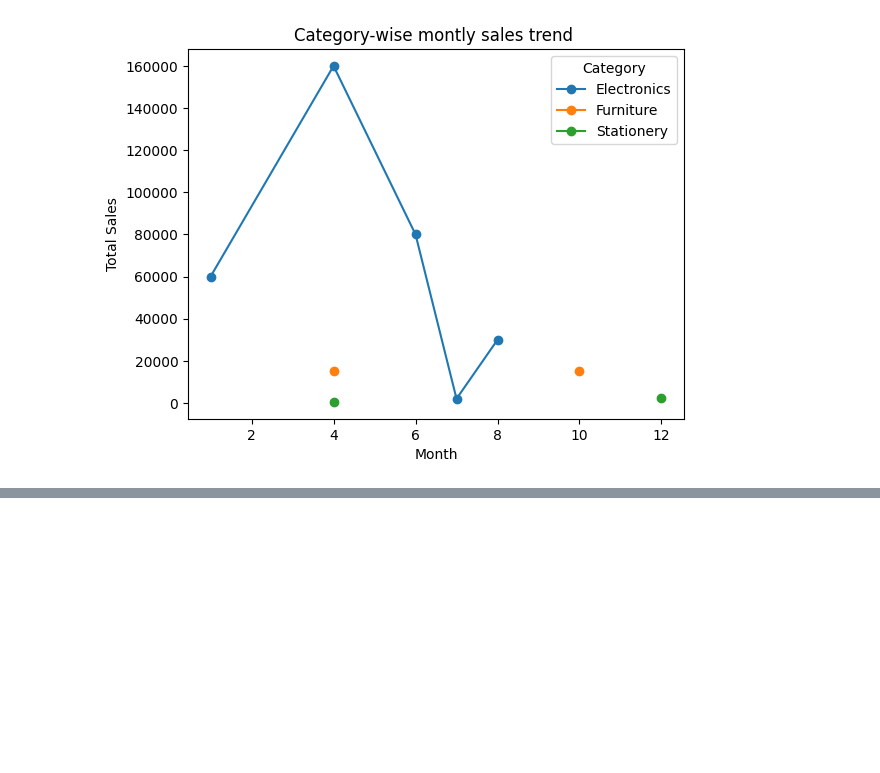
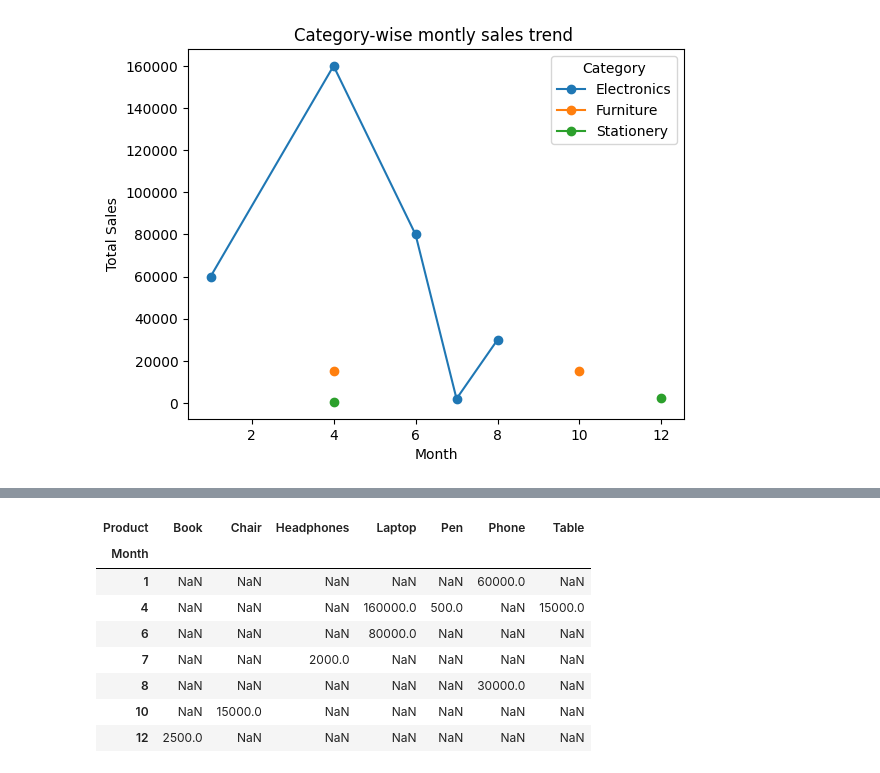
Before and after one commit to suzzzel5/Sales_Data-Analysis, a Jupyter notebook: num_panda6.ipynb, the cells around one changed output, grey strips where cells are left out. Saved outputs shown, nothing was run; the diff lists cells and outputs as text; code cells hidden in the pictures; blank space fills up the shorter version.

Commit message:
product level deep dive

```diff
--- a/num_panda6.ipynb
+++ b/num_panda6.ipynb
@@ -162,0 +185,15 @@ plt.show()
+# %%
+#Productive - wise monthly sales (Electronics only)
+electronic_trend = df.groupby(["Month","Product"])["TotalAmount"].sum()
+electronic_trend = electronic_trend.unstack()
+electronic_trend
+# %% [output]
+| Product | Book | Chair | Headphones | Laptop | Pen | Phone | Table |
+| Month |  |  |  |  |  |  |  |
+| 1 | NaN | NaN | NaN | NaN | NaN | 60000.0 | NaN |
+| 4 | NaN | NaN | NaN | 160000.0 | 500.0 | NaN | 15000.0 |
+| 6 | NaN | NaN | NaN | 80000.0 | NaN | NaN | NaN |
+| 7 | NaN | NaN | 2000.0 | NaN | NaN | NaN | NaN |
+| 8 | NaN | NaN | NaN | NaN | NaN | 30000.0 | NaN |
+| 10 | NaN | 15000.0 | NaN | NaN | NaN | NaN | NaN |
+| 12 | 2500.0 | NaN | NaN | NaN | NaN | NaN | NaN |
```
Also changed, not shown: parts of 5 cells of this notebook, 1 other file.
